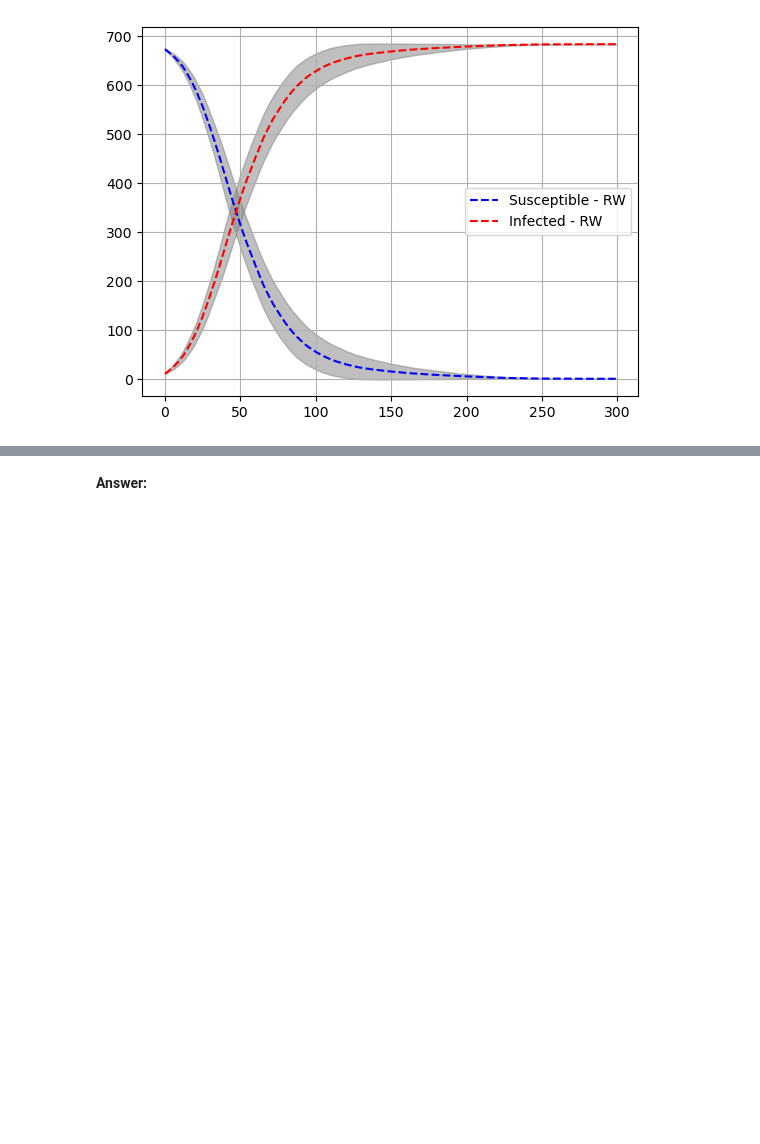
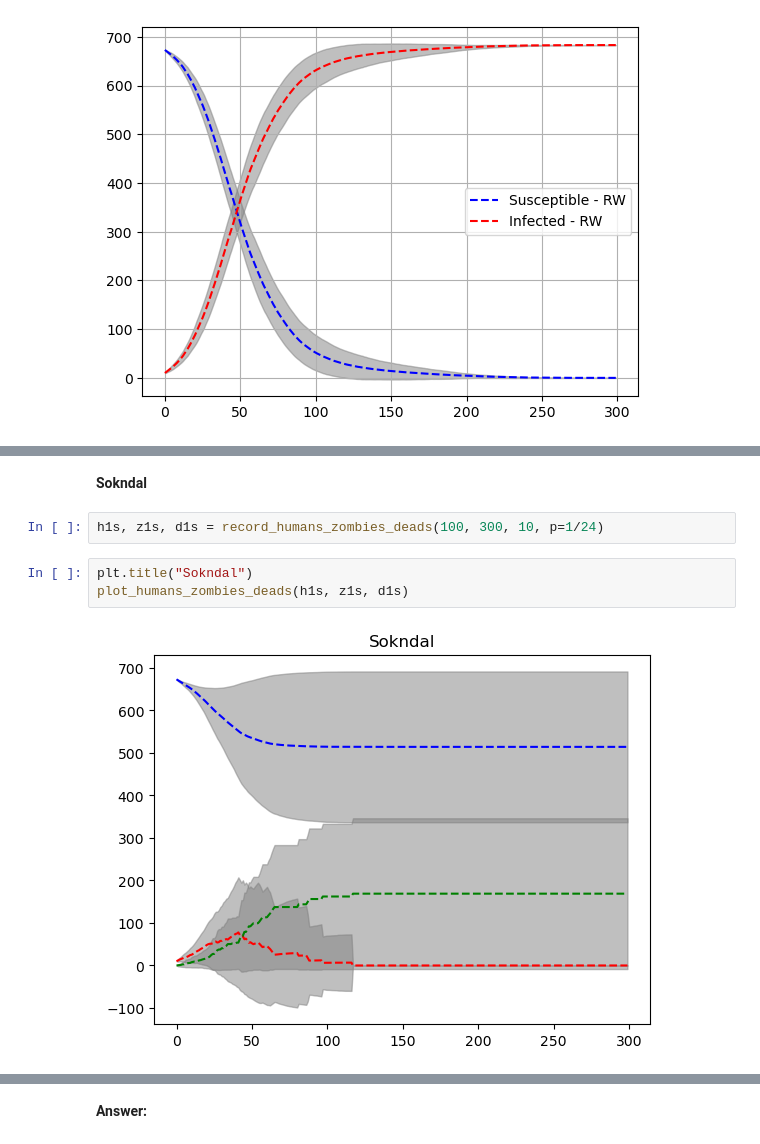
Before and after one commit to MOD510-2023/Project-4, a Jupyter notebook: project4.ipynb, the cells around one changed output, grey strips where cells are left out. Saved outputs shown, nothing was run; the diff lists cells and outputs as text; blank space fills up the shorter version.

```diff
--- a/project4.ipynb
+++ b/project4.ipynb
@@ -309,0 +475,9 @@ plot_humans_zombies(h10, z10)
+# %% [markdown]
+**Sokndal**
+# %%
+h1s, z1s, d1s = record_humans_zombies_deads(100, 300, 10, p=1/24)
+# %%
+plt.title("Sokndal")
+plot_humans_zombies_deads(h1s, z1s, d1s)
+# %% [output]
+[figure, added]
```
Also changed, not shown: parts of 54 cells of this notebook.
